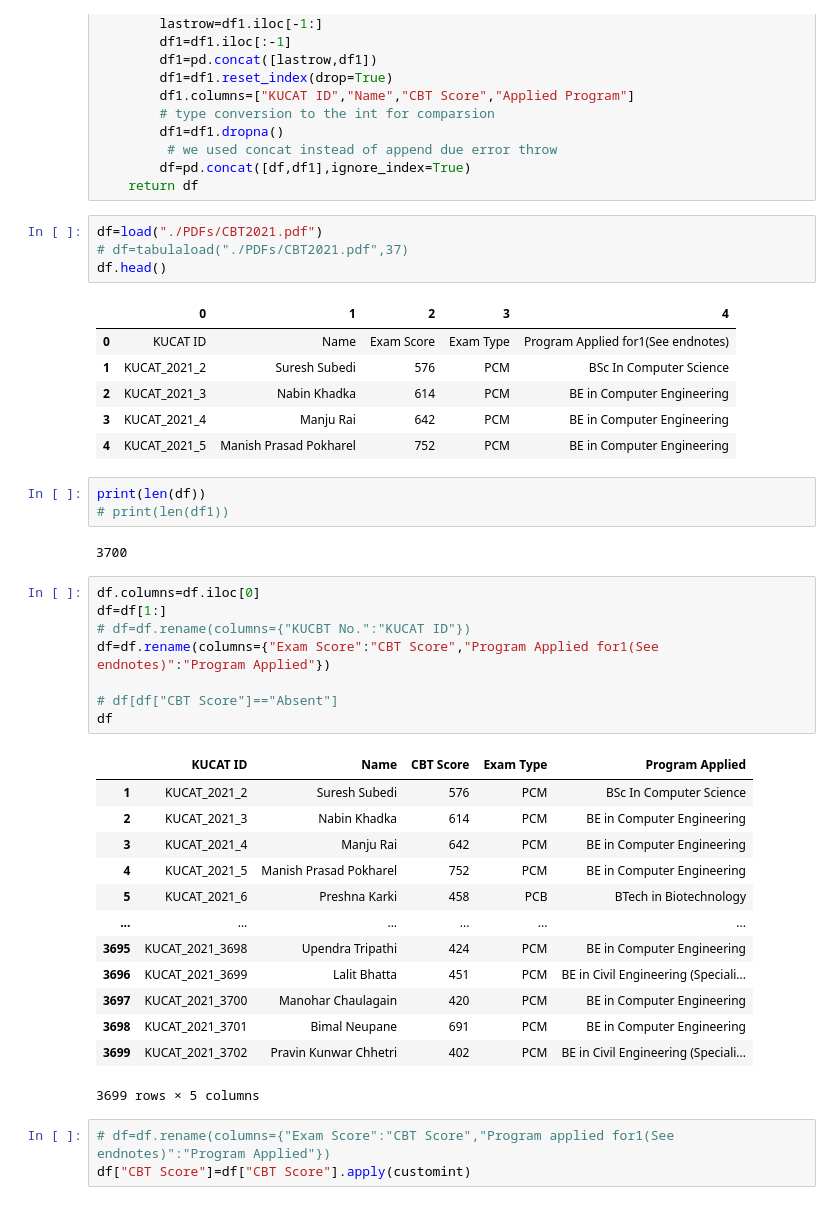
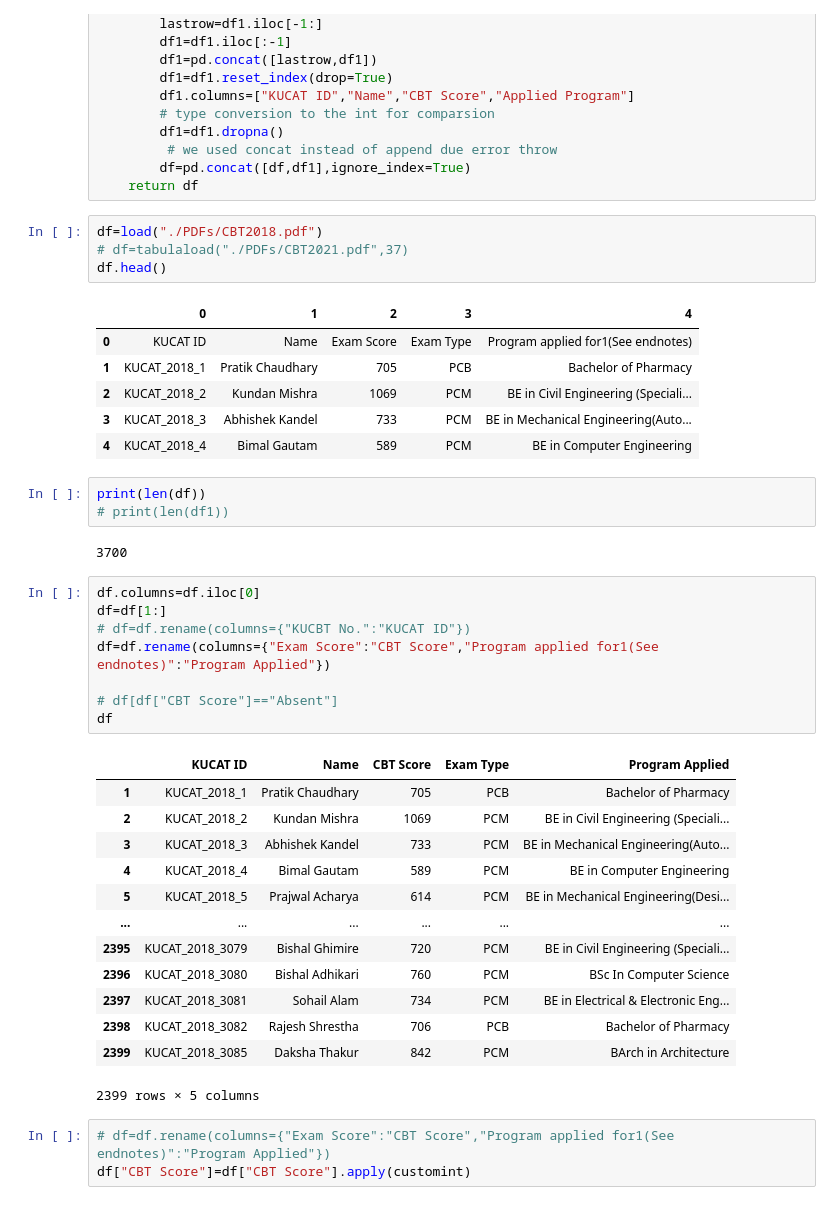
Before and after one commit to abiral-adhikari/CBTAnalysis, a Jupyter notebook: rank.ipynb, the cells around one changed output. Drawn from its saved outputs; the diff is of its cells as text.

```diff
--- a/rank.ipynb
+++ b/rank.ipynb
@@ -101,16 +101,16 @@ def tabulaload(filename,pageno):
         df=pd.concat([df,df1],ignore_index=True)
     return df
 # %%
-df=load("./PDFs/CBT2021.pdf")
+df=load("./PDFs/CBT2018.pdf")
 # df=tabulaload("./PDFs/CBT2021.pdf",37)
 df.head()
 # %% [output]
 |  | 0 | 1 | 2 | 3 | 4 |
-| 0 | KUCAT ID | Name | Exam Score | Exam Type | Program Applied for1(See endnotes) |
-| 1 | KUCAT_2021_2 | Suresh Subedi | 576 | PCM | BSc In Computer Science |
-| 2 | KUCAT_2021_3 | Nabin Khadka | 614 | PCM | BE in Computer Engineering |
-| 3 | KUCAT_2021_4 | Manju Rai | 642 | PCM | BE in Computer Engineering |
-| 4 | KUCAT_2021_5 | Manish Prasad Pokharel | 752 | PCM | BE in Computer Engineering |
+| 0 | KUCAT ID | Name | Exam Score | Exam Type | Program applied for1(See endnotes) |
+| 1 | KUCAT_2018_1 | Pratik Chaudhary | 705 | PCB | Bachelor of Pharmacy |
+| 2 | KUCAT_2018_2 | Kundan Mishra | 1069 | PCM | BE in Civil Engineering (Speciali... |
+| 3 | KUCAT_2018_3 | Abhishek Kandel | 733 | PCM | BE in Mechanical Engineering(Auto... |
+| 4 | KUCAT_2018_4 | Bimal Gautam | 589 | PCM | BE in Computer Engineering |
 # %%
 print(len(df))
 # print(len(df1))
@@ -119,25 +119,25 @@ print(len(df))
 # %%
 df.columns=df.iloc[0]
 df=df[1:]
 # df=df.rename(columns={"KUCBT No.":"KUCAT ID"})
-df=df.rename(columns={"Exam Score":"CBT Score","Program Applied for1(See endnotes)":"Program Applied"})
+df=df.rename(columns={"Exam Score":"CBT Score","Program applied for1(See endnotes)":"Program Applied"})
 
 # df[df["CBT Score"]=="Absent"]
 df
 # %% [output]
 |  | KUCAT ID | Name | CBT Score | Exam Type | Program Applied |
-| 1 | KUCAT_2021_2 | Suresh Subedi | 576 | PCM | BSc In Computer Science |
-| 2 | KUCAT_2021_3 | Nabin Khadka | 614 | PCM | BE in Computer Engineering |
-| 3 | KUCAT_2021_4 | Manju Rai | 642 | PCM | BE in Computer Engineering |
-| 4 | KUCAT_2021_5 | Manish Prasad Pokharel | 752 | PCM | BE in Computer Engineering |
-| 5 | KUCAT_2021_6 | Preshna Karki | 458 | PCB | BTech in Biotechnology |
+| 1 | KUCAT_2018_1 | Pratik Chaudhary | 705 | PCB | Bachelor of Pharmacy |
+| 2 | KUCAT_2018_2 | Kundan Mishra | 1069 | PCM | BE in Civil Engineering (Speciali... |
+| 3 | KUCAT_2018_3 | Abhishek Kandel | 733 | PCM | BE in Mechanical Engineering(Auto... |
+| 4 | KUCAT_2018_4 | Bimal Gautam | 589 | PCM | BE in Computer Engineering |
+| 5 | KUCAT_2018_5 | Prajwal Acharya | 614 | PCM | BE in Mechanical Engineering(Desi... |
 | ... | ... | ... | ... | ... | ... |
-| 3695 | KUCAT_2021_3698 | Upendra Tripathi | 424 | PCM | BE in Computer Engineering |
-| 3696 | KUCAT_2021_3699 | Lalit Bhatta | 451 | PCM | BE in Civil Engineering (Speciali... |
-| 3697 | KUCAT_2021_3700 | Manohar Chaulagain | 420 | PCM | BE in Computer Engineering |
-| 3698 | KUCAT_2021_3701 | Bimal Neupane | 691 | PCM | BE in Computer Engineering |
-| 3699 | KUCAT_2021_3702 | Pravin Kunwar Chhetri | 402 | PCM | BE in Civil Engineering (Speciali... |
+| 2395 | KUCAT_2018_3079 | Bishal Ghimire | 720 | PCM | BE in Civil Engineering (Speciali... |
+| 2396 | KUCAT_2018_3080 | Bishal Adhikari | 760 | PCM | BSc In Computer Science |
+| 2397 | KUCAT_2018_3081 | Sohail Alam | 734 | PCM | BE in Electrical & Electronic Eng... |
+| 2398 | KUCAT_2018_3082 | Rajesh Shrestha | 706 | PCB | Bachelor of Pharmacy |
+| 2399 | KUCAT_2018_3085 | Daksha Thakur | 842 | PCM | BArch in Architecture |
-3699 rows × 5 columns
+2399 rows × 5 columns
 # %%
 # df=df.rename(columns={"Exam Score":"CBT Score","Program applied for1(See endnotes)":"Program Applied"})
 df["CBT Score"]=df["CBT Score"].apply(customint)
```
Also changed, not shown: parts of 1 cell of this notebook, 1 other file.
